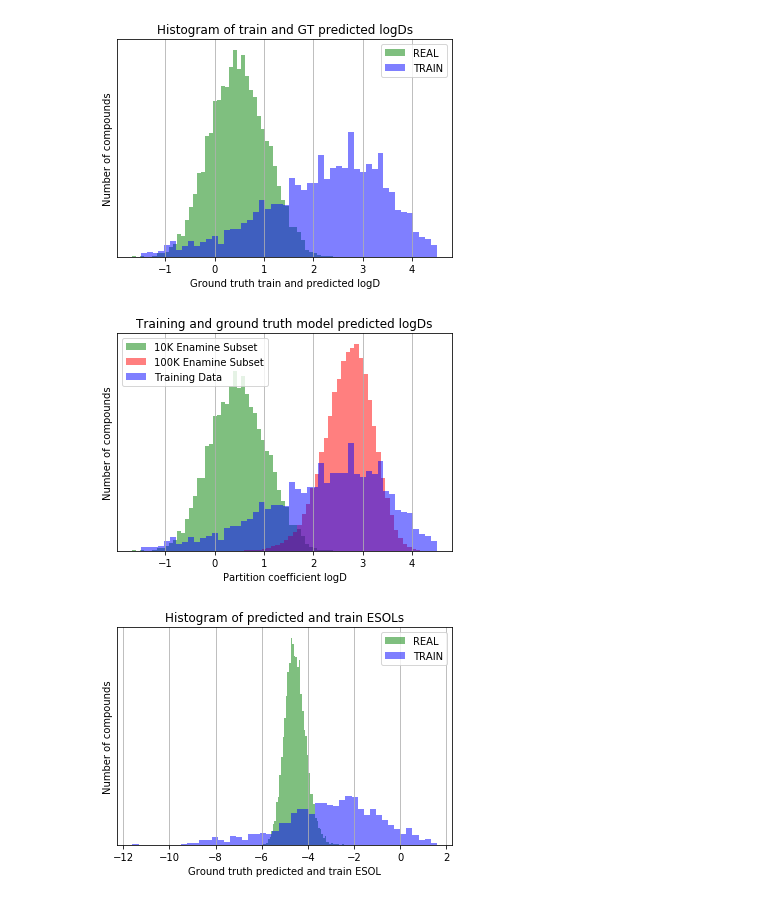
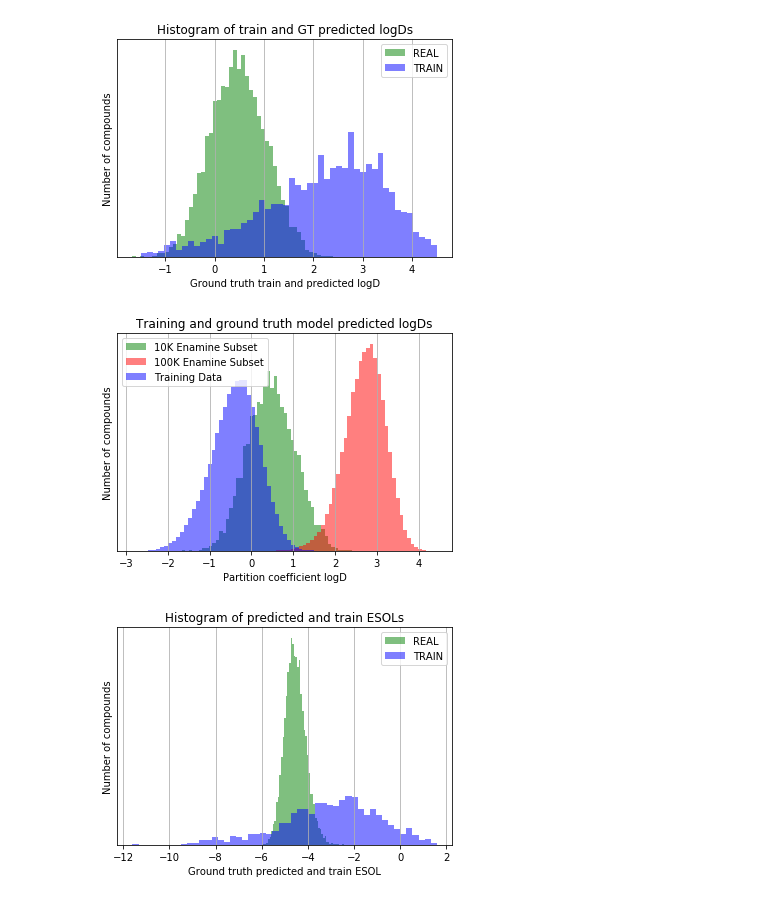
Before and after one commit to choderalab/autonomous-molecular-design, a Jupyter notebook: MolecularPropertyHistograms10K.ipynb, the cells around one changed output. Saved outputs shown, nothing was run; the diff lists cells and outputs as text; code cells hidden in the pictures.

```diff
--- a/MolecularPropertyHistograms10K.ipynb
+++ b/MolecularPropertyHistograms10K.ipynb
@@ -30,30 +30,32 @@ plt.show()
 # %%
 ###Display logD histogram for both subsets
 dataset_file= "./enamineSubset10KGroundTruth.csv"
-train_dataset_file= "./lipophilicity.csv"
+#train_dataset_file= "./lipophilicity.csv"
+train_dataset_file= "./enamineSubset100KGroundTruth_2.csv"
 hundredK_file = "./enamineSubset100KGroundTruth.csv"
 
 dataset10 = load_from_disk(dataset_file)
 dataset100 = load_from_disk(hundredK_file)
 train_dataset = load_from_disk(train_dataset_file)
 
 logDs10 = np.array(dataset10["logD"])
 logDs100 = np.array(dataset100["logD"])
-train_logDs = np.array(train_dataset["exp"])
+#train_logDs = np.array(train_dataset["exp"])
+train_logDs = np.array(train_dataset["logD"])
 
 plt.hist(logDs10, 50, facecolor='green', alpha=.5, label="10K Enamine Subset", density=True)
 plt.hist(logDs100, 50, facecolor='red', alpha=.5, label="100K Enamine Subset", density=True)
 plt.hist(train_logDs, 50, facecolor='blue', alpha=.5, label="Training Data", density=True)
 
 plt.xlabel('Partition coefficient logD')
 plt.ylabel('Number of compounds')
 plt.title(r'Training and ground truth model predicted logDs')
 plt.grid(True)
 plt.legend()
 plt.yticks([])
 plt.show()
 # %% [output]
-[figure, old version]
+[figure, new version]
 # %%
 ###Display ESOL histogram
 dataset_file= "./enamineSubset10KGroundTruth.csv"
```
Also changed, not shown: parts of 2 cells of this notebook, 7 other files.
